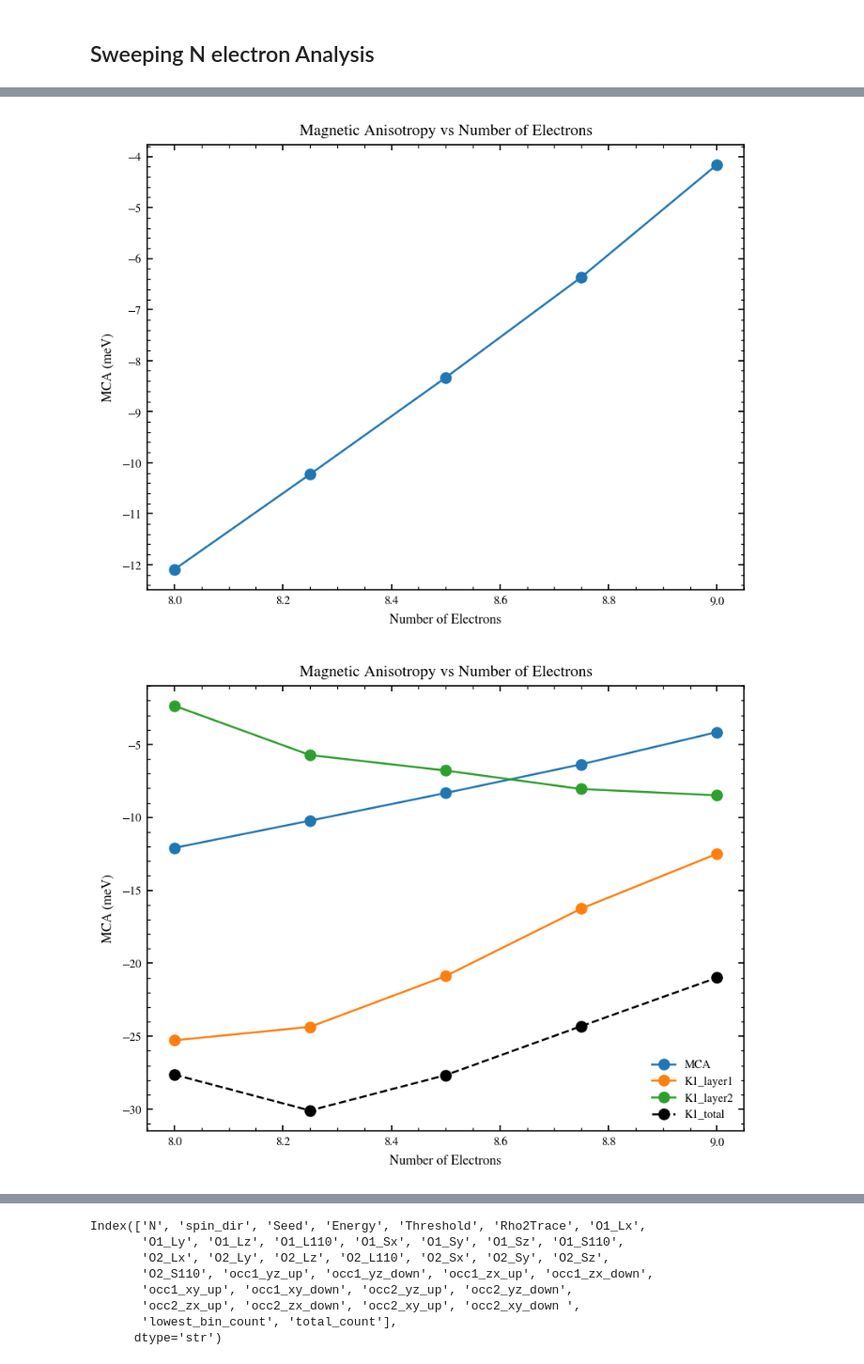
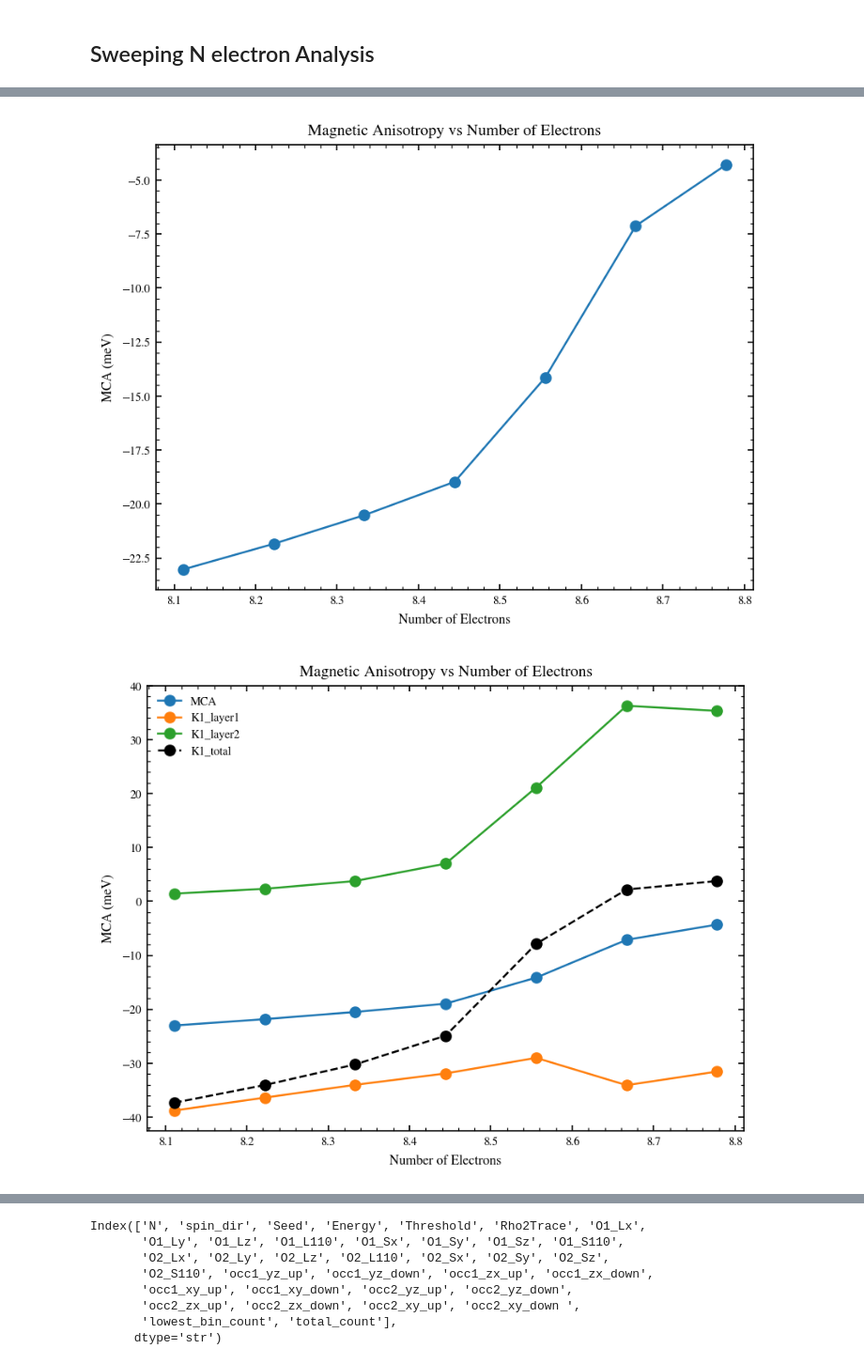
Before and after one commit to Astech34/Stoner-SCF, a Jupyter notebook: ground_state.ipynb, the cells around one changed output, grey strips where cells are left out. Shown at 94% size. Drawn from its saved outputs; the diff is of its cells as text; code cells hidden in the pictures.

```diff
--- a/ground_state.ipynb
+++ b/ground_state.ipynb
@@ -246,12 +246,17 @@ def analyze_output(ffolder, fpath):
 
     return lowest_energy, lowest_bin_count, total_count
 
+# remove N = 8.0, 8.444, 8.667, 8.777, 8.888, 9.0
 def returnMCA(ffolder):
     rows = []
-    for N in [8.0, 8.25, 8.5, 8.75, 9.0]:
+    for N in [8.1111, 8.2222, 8.3333, 8.4444, 8.5556, 8.6667, 8.7778]:
         for spin_dir in ["001", "110"]:
-            fpath = f"/{spin_dir}gsoutN={N}.csv"
-            lnE, lnBinLowest, totCount = analyze_output(ffolder, fpath)
+            fpath = f"/{spin_dir}ne={N}.csv"
+            try:
+                lnE, lnBinLowest, totCount = analyze_output(ffolder, fpath)
+            except Exception as e:
+                print(f"Error occurred while analyzing {fpath}: {e}")
+                continue
             rows.append({
                 'N': N,
                 'spin_dir': spin_dir,
@@ -266,18 +271,20 @@ def computeMCAList(ffolder):
     dfMCA = returnMCA(ffolder)
 
     MCA = []
+    Nele = []
     for N in sorted(dfMCA['N'].unique()):
         e001 = dfMCA.loc[(dfMCA['N'] == N) & (dfMCA['spin_dir'] == "001"), 'LowestEnergy'].values[0]
         e110 = dfMCA.loc[(dfMCA['N'] == N) & (dfMCA['spin_dir'] == "110"), 'LowestEnergy'].values[0]
         MCA.append(e001 - e110)
+        Nele.append(N)
 
-    return MCA # Convert to meV
+    return MCA    # Convert to meV
 
 
-ffolder = "/home/cmp/Documents/Github/Stoner-SCF/out/sweeps/8to9Sweep"
+ffolder = "/home/cmp/Documents/Github/Stoner-SCF/out/sweeps/FinalMCA"
 dfMCA = returnMCA(ffolder)
 
+print(dfMCA)
+
 MCAList = computeMCAList(ffolder)
-
-dfMCA
 # %% [output]
@@ -303,7 +306,7 @@ MCAList
 # %%
 fig, ax = plt.subplots()
 
-nelectron = [8.0, 8.25, 8.5, 8.75, 9.0]
+nelectron = [8.1111, 8.2222, 8.3333, 8.4444, 8.5556, 8.6667, 8.7778]
 ax.plot(nelectron, np.array(MCAList)*1e3, marker='o')
 
 ax.set_xlabel('Number of Electrons')
@@ -311,7 +314,7 @@ ax.set_ylabel('MCA (meV)')
 ax.set_title('Magnetic Anisotropy vs Number of Electrons')
 plt.show()
 # %% [output]
-[figure, old version]
+[figure, new version]
 # %%
 import os
 from pathlib import Path
@@ -332,11 +335,11 @@ def get_gs_row(ffolder, fpath):
     return gs_row, counts.iloc[0], len(df)
 
 
-def analyze_output_row(ffolder, N_values=(8.0, 8.25, 8.5, 8.75, 9.0), spin_dirs=("001", "110")):
+def analyze_output_row(ffolder, N_values=(8.1111, 8.2222, 8.3333, 8.4444, 8.5556, 8.6667, 8.7778), spin_dirs=("001", "110")):
     records = []
     for N in N_values:
         for spin_dir in spin_dirs:
-            fpath = f"{spin_dir}gsoutN={N}.csv"
+            fpath = f"{spin_dir}ne={N}.csv"
             gs_row, lowest_bin_count, total_count = get_gs_row(ffolder, fpath)
             records.append({
                 "N": N,
@@ -362,30 +365,30 @@ all_gs_001 = all_gs[all_gs["spin_dir"] == "001"]
 all_gs_110 = all_gs[all_gs["spin_dir"] == "110"]
 
 k1_results_layer1 = [
-    K1_layer1(all_gs_001.iloc[i], all_gs_110.iloc[i], SOC=0.03)
+    K1_layer1(all_gs_001.iloc[i], all_gs_110.iloc[i], SOC=0.07)
     for i in range(len(all_gs_001))
 ]
 
 k1_results_layer2 = [
-    K1_layer2(all_gs_001.iloc[i], all_gs_110.iloc[i], SOC=0.03)
+    K1_layer2(all_gs_001.iloc[i], all_gs_110.iloc[i], SOC=0.07)
     for i in range(len(all_gs_001))
 ]
 # %%
 fig, ax = plt.subplots()
 
-nelectron = [8.0, 8.25, 8.5, 8.75, 9.0]
+nelectron = [8.1111, 8.2222, 8.3333, 8.4444, 8.5556, 8.6667, 8.7778]
 ax.plot(nelectron, np.array(MCAList)*1e3, marker='o')
 ax.plot(nelectron, np.array(k1_results_layer1)*1e3, marker='o')
 ax.plot(nelectron, np.array(k1_results_layer2)*1e3, marker='o')
 ax.plot(nelectron, np.array(np.array(k1_results_layer1) + np.array(k1_results_layer2))*1e3, marker='o', linestyle='--', c="black")
 
 ax.set_xlabel('Number of Electrons')
 ax.set_ylabel('MCA (meV)')
 ax.set_title('Magnetic Anisotropy vs Number of Electrons')
 ax.legend(["MCA", "K1_layer1", "K1_layer2", "K1_total"])
 plt.show()
 # %% [output]
-[figure, old version]
+[figure, new version]
 # %%
 fig1, ax1 = plt.subplots()
 
```
Also changed, not shown: parts of 37 cells of this notebook, 8 other files.
